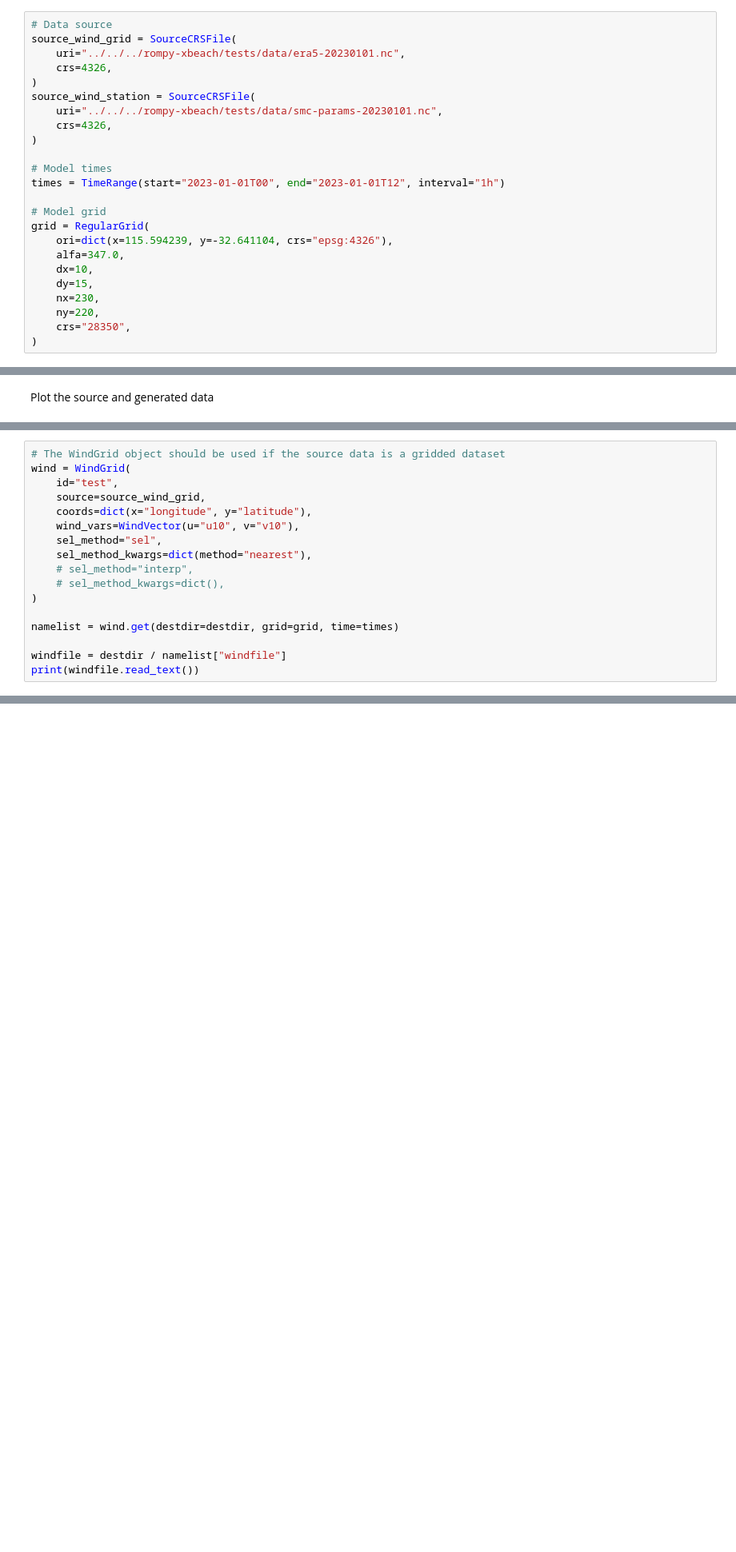
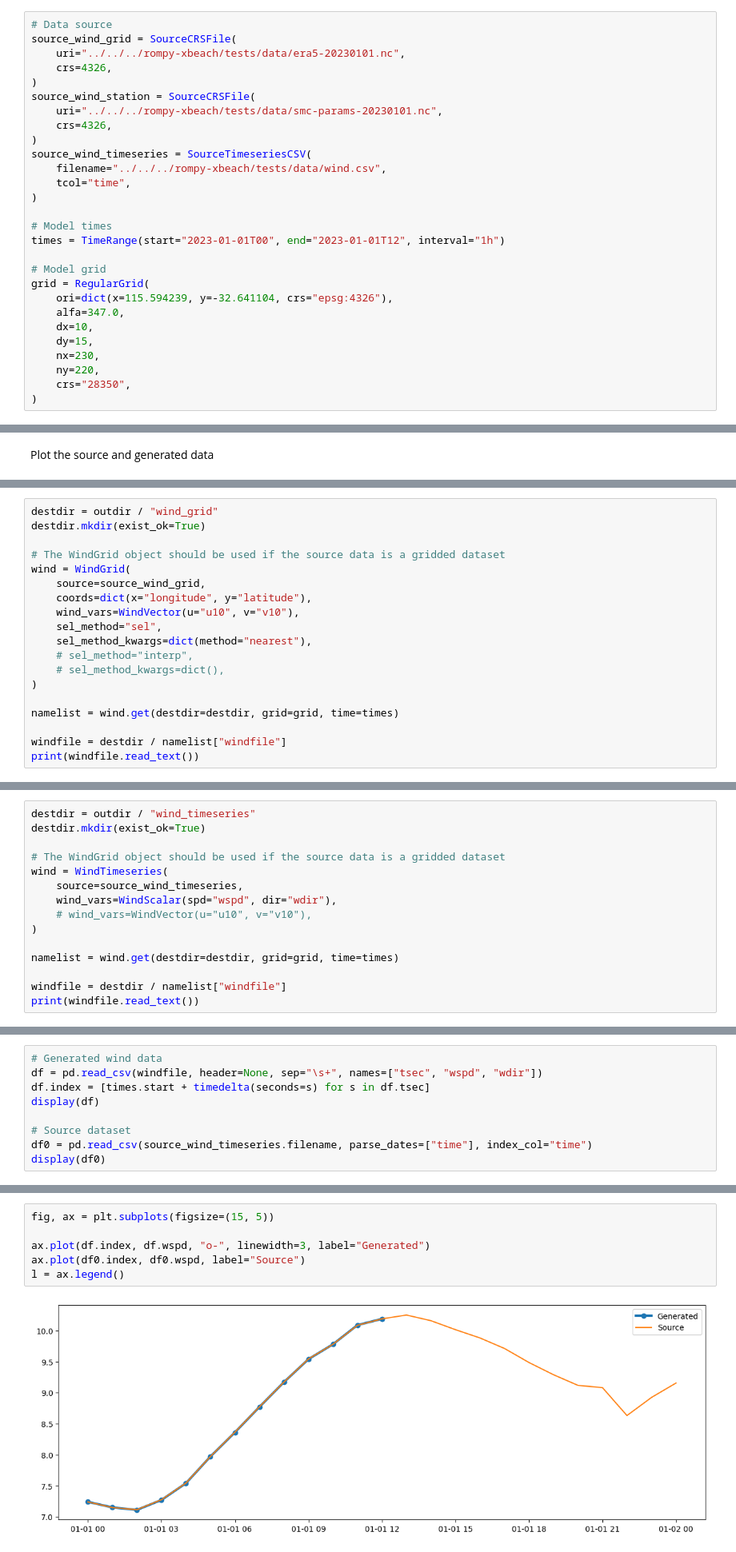
Before and after one commit to rom-py/rompy-notebooks, a Jupyter notebook: notebooks/xbeach/forcing-demo.ipynb, the cells around one changed output, grey strips where cells are left out. Shown at 80% size. Drawn from its saved outputs; the diff is of its cells as text; blank space fills up the shorter version.

Commit message:
Add timeseries example

```diff
--- a/notebooks/xbeach/forcing-demo.ipynb
+++ b/notebooks/xbeach/forcing-demo.ipynb
@@ -50,6 +51,10 @@ source_wind_grid = SourceCRSFile(
 source_wind_station = SourceCRSFile(
     uri="../../../rompy-xbeach/tests/data/smc-params-20230101.nc",
     crs=4326,
+)
+source_wind_timeseries = SourceTimeseriesCSV(
+    filename="../../../rompy-xbeach/tests/data/wind.csv",
+    tcol="time",
 )
 
 # Model times
@@ -293,9 +293,11 @@ for i, ax in enumerate(axs.flat):
 
 XBeach wind forcing from gridded type data sources.
 # %%
+destdir = outdir / "wind_grid"
+destdir.mkdir(exist_ok=True)
+
 # The WindGrid object should be used if the source data is a gridded dataset
 wind = WindGrid(
-    id="test",
     source=source_wind_grid,
     coords=dict(x="longitude", y="latitude"),
     wind_vars=WindVector(u="u10", v="v10"),
@@ -420,0 +432,15 @@ for i, ax in enumerate(axs.flat):
+# %%
+destdir = outdir / "wind_timeseries"
+destdir.mkdir(exist_ok=True)
+
+# The WindGrid object should be used if the source data is a gridded dataset
+wind = WindTimeseries(
+    source=source_wind_timeseries,
+    wind_vars=WindScalar(spd="wspd", dir="wdir"),
+    # wind_vars=WindVector(u="u10", v="v10"),
+)
+
+namelist = wind.get(destdir=destdir, grid=grid, time=times)
+
+windfile = destdir / namelist["windfile"]
+print(windfile.read_text())
@@ -420,0 +461,9 @@ for i, ax in enumerate(axs.flat):
+# %%
+# Generated wind data
+df = pd.read_csv(windfile, header=None, sep="\s+", names=["tsec", "wspd", "wdir"])
+df.index = [times.start + timedelta(seconds=s) for s in df.tsec]
+display(df)
+
+# Source dataset
+df0 = pd.read_csv(source_wind_timeseries.filename, parse_dates=["time"], index_col="time")
+display(df0)
@@ -421,3 +503,11 @@ for i, ax in enumerate(axs.flat):
+# %%
+fig, ax = plt.subplots(figsize=(15, 5))
+
+ax.plot(df.index, df.wspd, "o-", linewidth=3, label="Generated")
+ax.plot(df0.index, df0.wspd, label="Source")
+l = ax.legend()
+# %% [output]
+[figure, added]
 # %% [markdown]
 ## Tide forcing
 
```
Also changed, not shown: parts of 9 cells of this notebook.
